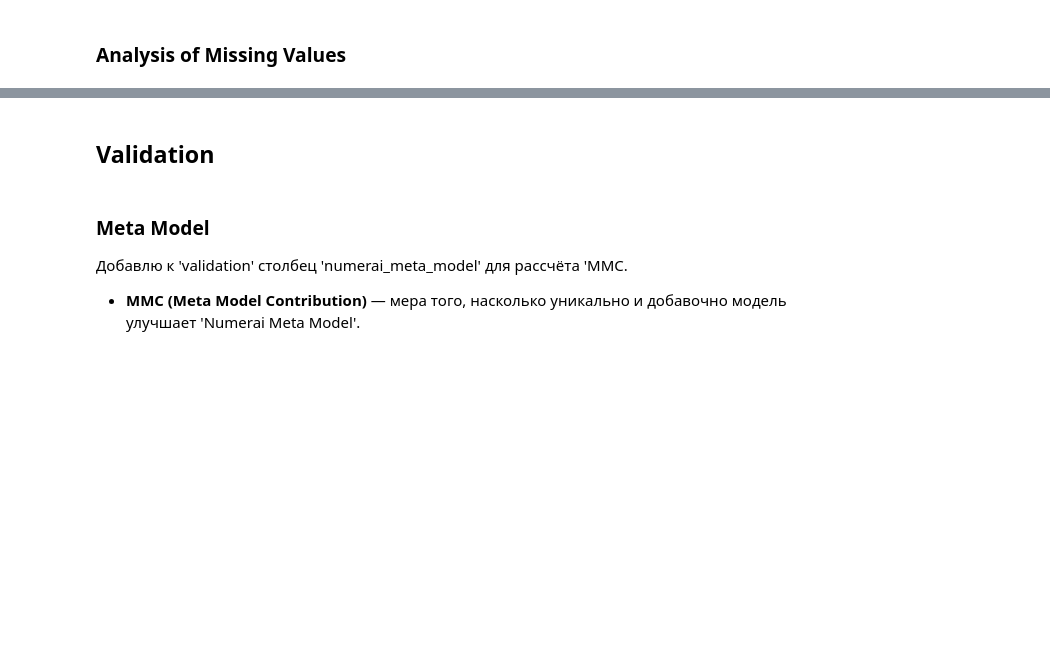
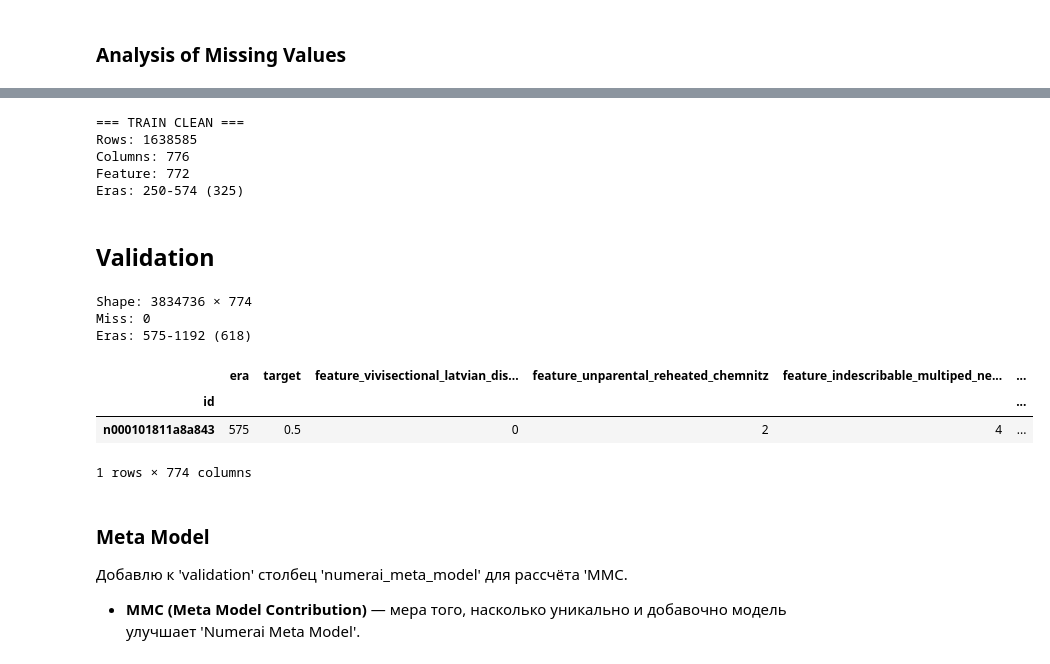
Before and after one commit to densetsu42791/numerai-tournament, a Jupyter notebook: Preparing_Datasets.ipynb, the cells around one changed output, grey strips where cells are left out. Saved outputs shown, nothing was run; the diff lists cells and outputs as text; code cells hidden in the pictures; blank space fills up the shorter version.

```diff
--- a/Preparing_Datasets.ipynb
+++ b/Preparing_Datasets.ipynb
@@ -508,21 +301,32 @@ plt.show()
 # %%
-first_clean_era = missing_eras[missing_eras['miss_count'] == 0]['era'].min()
-
-train_clean = train[train.era >= cutoff_era][['era', 'target'] + medium_features_clean]
-
-print(f"Строки: {train_clean.shape[0]}")
-print(f"Столбцы: {train_clean.shape[1]}")
-print(f"Признаки: {len(medium_features_clean)}")
-print(f"Эры: {train_clean['era'].min()}-{train_clean['era'].max()} ({train_clean['era'].nunique()})")
+print("=== TRAIN CLEAN ===")
+print(f"Rows: {train_clean.shape[0]}")
+print(f"Columns: {train_clean.shape[1]}")
+print(f"Feature: {len(medium_set_clean)}")
+print(f"Eras: {train_clean['era'].min()}-{train_clean['era'].max()} ({train_clean['era'].nunique()})")
+# %% [output]
+=== TRAIN CLEAN ===
+Rows: 1638585
+Columns: 776
+Feature: 772
+Eras: 250-574 (325)
 # %% [markdown]
 ## Validation
 # %%
 # Load dataset
-validation = pd.read_parquet(f"{DATA_VERSION}/validation.parquet", columns=["era", "target", "data_type"] + medium_features_clean)
+validation = pd.read_parquet(f"{DATA_VERSION}/validation.parquet", columns=["era", "target", "data_type"] + medium_set_clean)
 validation['era'] = validation['era'].astype(int)
 
 validation = validation[validation["data_type"] == "validation"]
 del validation["data_type"]
 
 describe_df(validation)
 display(validation.head(1))
+# %% [output]
+Shape: 3834736 × 774
+Miss: 0
+Eras: 575-1192 (618)
+|  | era | target | feature_vivisectional_latvian_dis... | feature_unparental_reheated_chemnitz | feature_indescribable_multiped_ne... | ... |
+| id |  |  |  |  |  | ... |
+| n000101811a8a843 | 575 | 0.5 | 0 | 2 | 4 | ... |
+1 rows × 774 columns
```
Also changed, not shown: parts of 41 cells of this notebook, 8 other files.
